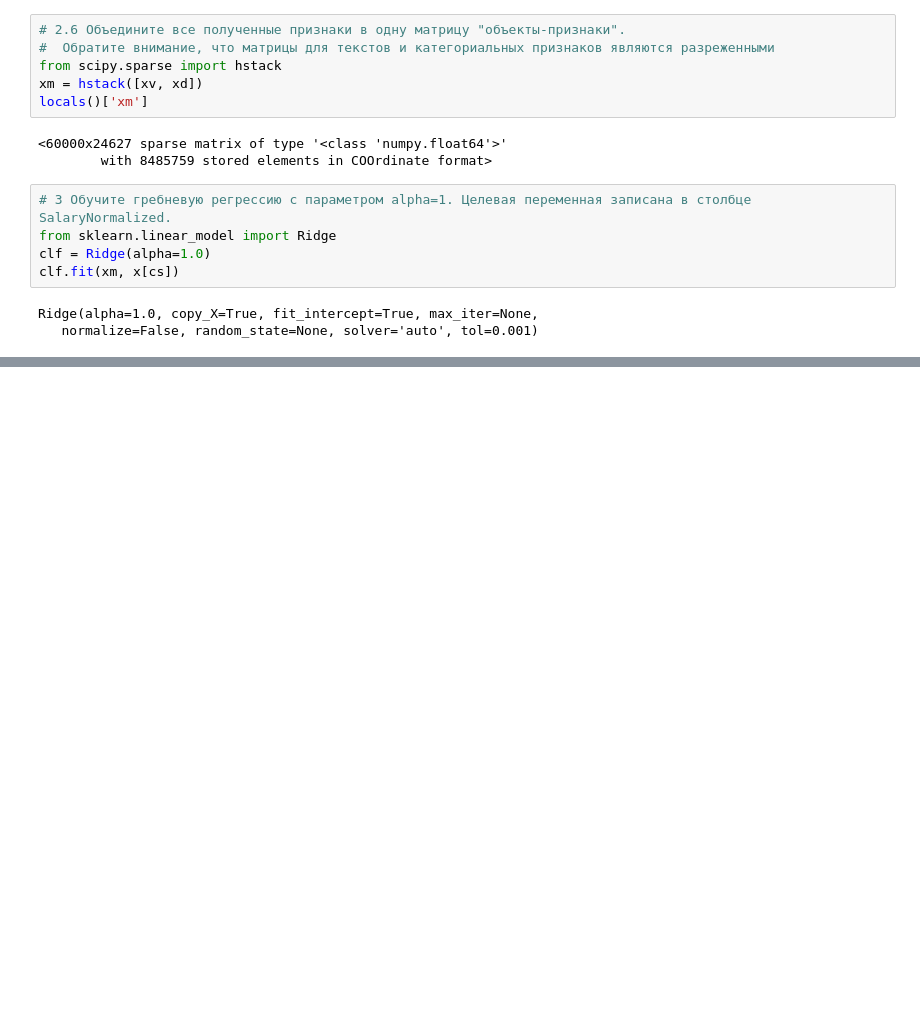
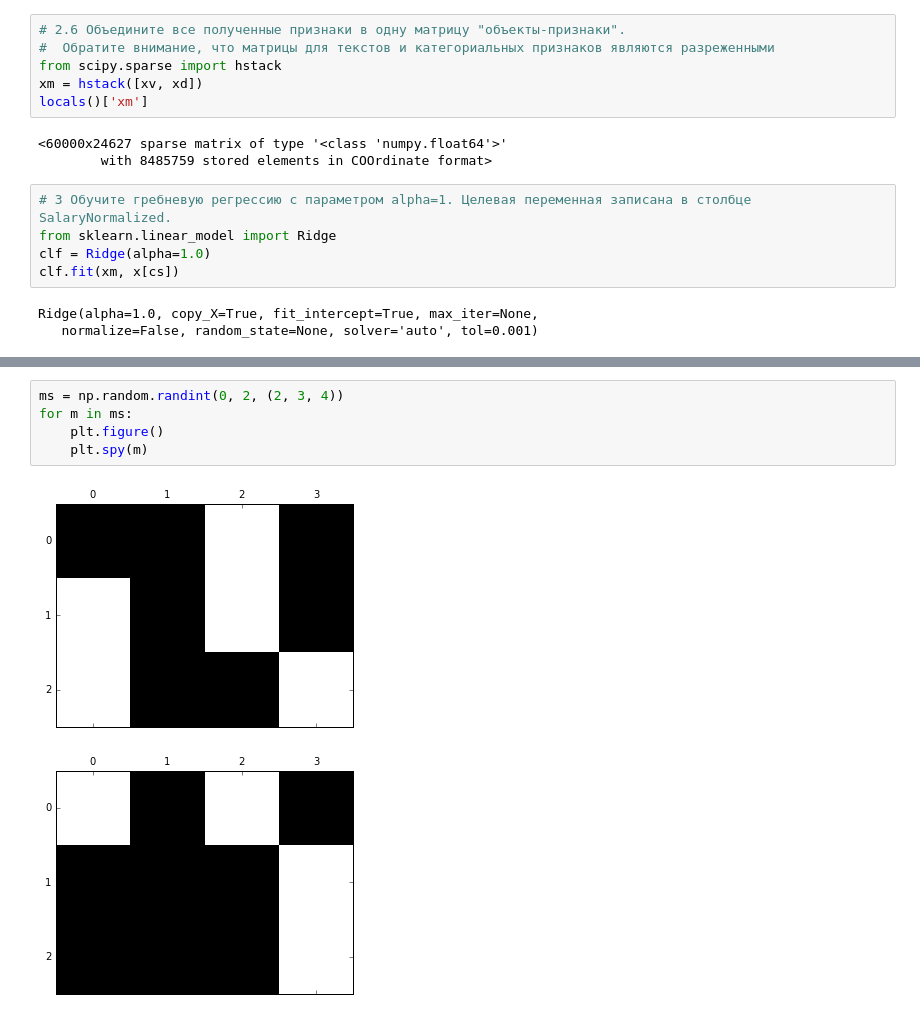
Before and after one commit to webmalex/ML1, a Jupyter notebook: c0/w4/s10.ipynb, the cells around one changed output, grey strips where cells are left out. Cells and saved outputs as stored; diff of their text form; blank space fills up the shorter version.

```diff
--- a/c0/w4/s10.ipynb
+++ b/c0/w4/s10.ipynb
@@ -82,0 +116,8 @@ pf('10', pp(p.round(2)))
+# %%
+ms = np.random.randint(0, 2, (2, 3, 4))
+for m in ms:
+    plt.figure()
+    plt.spy(m)
+# %% [output]
+[figure, added]
+[figure, added]
```
Also changed, not shown: parts of 10 cells of this notebook, 5 other files.
